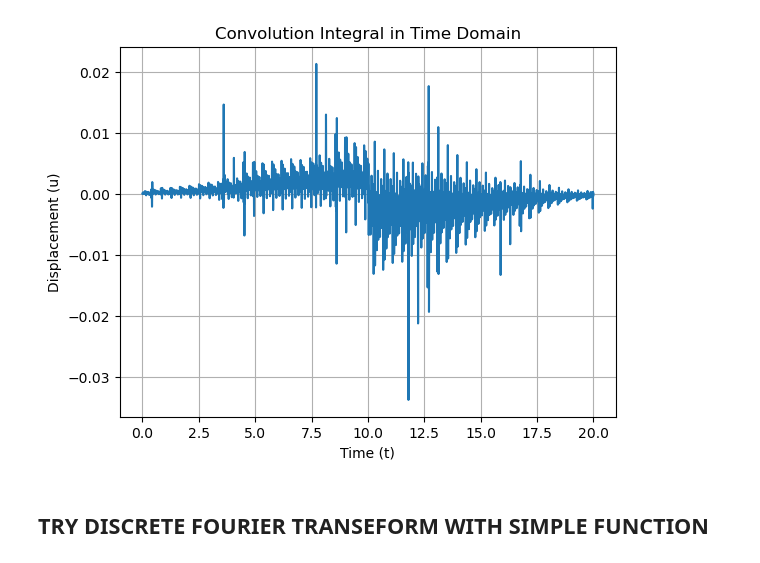
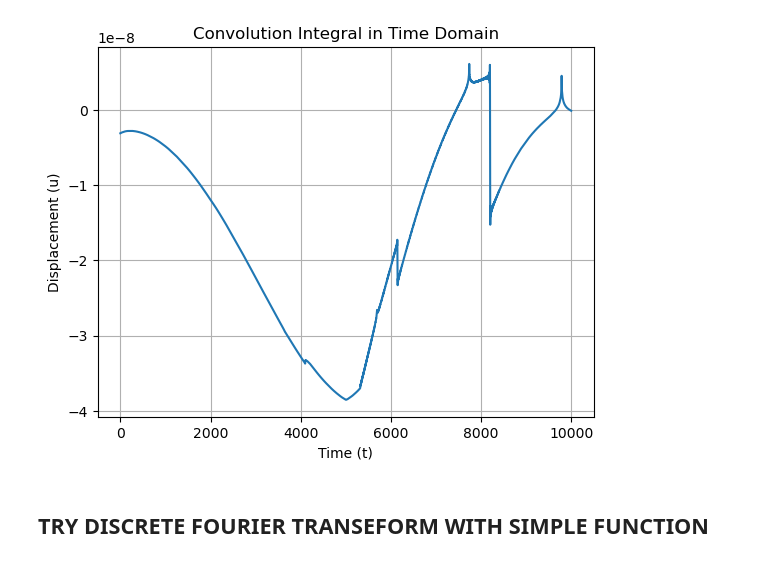
Before and after one commit to SKvr-46/Wavenumber_Spectrum, a Jupyter notebook: Untitled.ipynb, the cells around one changed output. Cells and saved outputs as stored; diff of their text form; code cells hidden in the pictures.

```diff
--- a/Untitled.ipynb
+++ b/Untitled.ipynb
@@ -75,5 +77,26 @@ def u_values_omega_domain(omegas, n_range, L, alpha, r, z):
                 u_sum += (2 * (1j * np.pi / L) * (k ** 2 / nu) * scipy.special.jv(1, k * r) * np.exp(-1j * nu * np.abs(z)))
         u_values.append(u_sum)
     return np.array(u_values)
+# %%
+omegas =  np.array(range(N)) + omega_imag   #care N = len(u_omega)
+def phi_values_omega_domain(omegas, n_range, L, alpha, r, z):
+    u_values = []
+    for omega in omegas:
+        u_sum = 0
+        for n in n_range:
+            k = 2 * n * np.pi / L
+            nu = np.sqrt((omega / alpha) ** 2 - k ** 2)    #-1をかけて、虚部が負のものを選択
+            if(np.imag(nu) > 0):
+                print("this is error")
+            if n == 0:
+                u_sum += (-1j * np.pi / L) * (k / nu) * scipy.special.jv(0, k * r) * np.exp(-1j * nu * np.abs(z))
+            else:
+                u_sum += (2 * (-1j * np.pi / L) * (k / nu) * scipy.special.jv(0, k * r) * np.exp(-1j * nu * np.abs(z)))
+        u_values.append(u_sum)
+    return np.array(u_values)
+# %%
+u_omega_phi = phi_values_omega_domain(omegas,n_range, L, alpha, r, z)
+
+#ここに窓
 # %%
 u_omega = u_values_omega_domain(omegas,n_range, L, alpha, r, z)
@@ -83,0 +109,2 @@ u_t = IDFT(u_omega)* np.exp(np.abs(omega_imag) * t) #refer to phinney's method
+# %%
+u_t_phi = np.fft.ifft(u_omega_phi)
@@ -90,0 +118,4 @@ plt.plot(np.arange(0, u_t_real.shape[0]), u_t_real)
+# %%
+u_t_phi_real = np.real(u_t_phi)
+u_t_phi_imag = np.imag(u_t_phi)
+plt.plot(np.arange(0, u_t_phi_real.shape[0]), u_t_phi_real)
@@ -91,25 +125,25 @@ plt.plot(np.arange(0, u_t_real.shape[0]), u_t_real)
 # %%
 def f_t_values(t):
     return 1 / 2 * (1 + np.tanh(t / 0.125))
 
 f_t = f_t_values(t)
 
 # Compute the convolution integral in the time domain directly
-conv_integral = np.convolve(f_t, u_t, 'same') * dt
+conv_integral = np.convolve(f_t, u_t_phi_real, 'same') * dt
 
 # Apply Hamming window to u_t
 window = np.hamming(len(conv_integral))
 conv_u_t_windowed = np.array(conv_integral) * window
 
 # Plotting the convolution integral
-plt.plot(t, conv_u_t_windowed)
+plt.plot(range(len(conv_u_t_windowed)), conv_u_t_windowed)
 plt.xlabel('Time (t)')
 plt.ylabel('Displacement (u)')
 plt.title('Convolution Integral in Time Domain')
 plt.grid(True)
 plt.show()
 # %% [output]
-[figure, old version]
+[figure, new version]
 # %% [markdown]
 ## TRY DISCRETE FOURIER TRANSEFORM WITH SIMPLE FUNCTION
 # %% [markdown]
```
Also changed, not shown: parts of 9 cells of this notebook.
